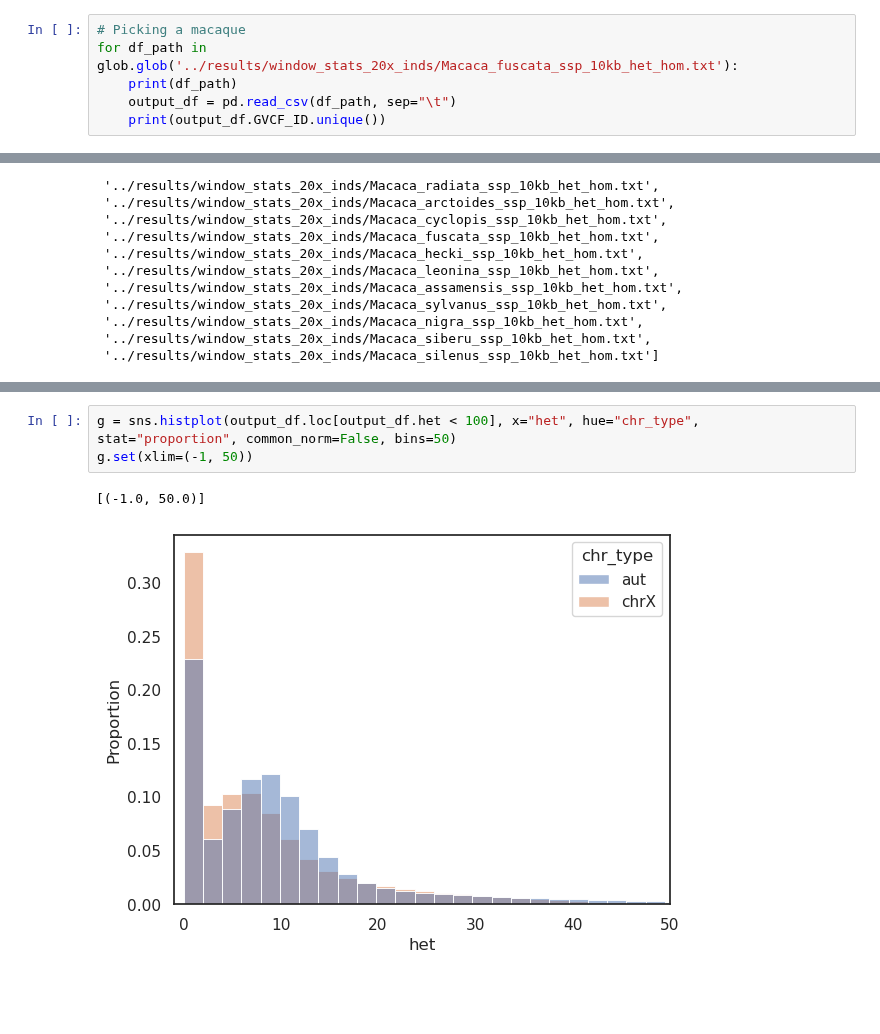
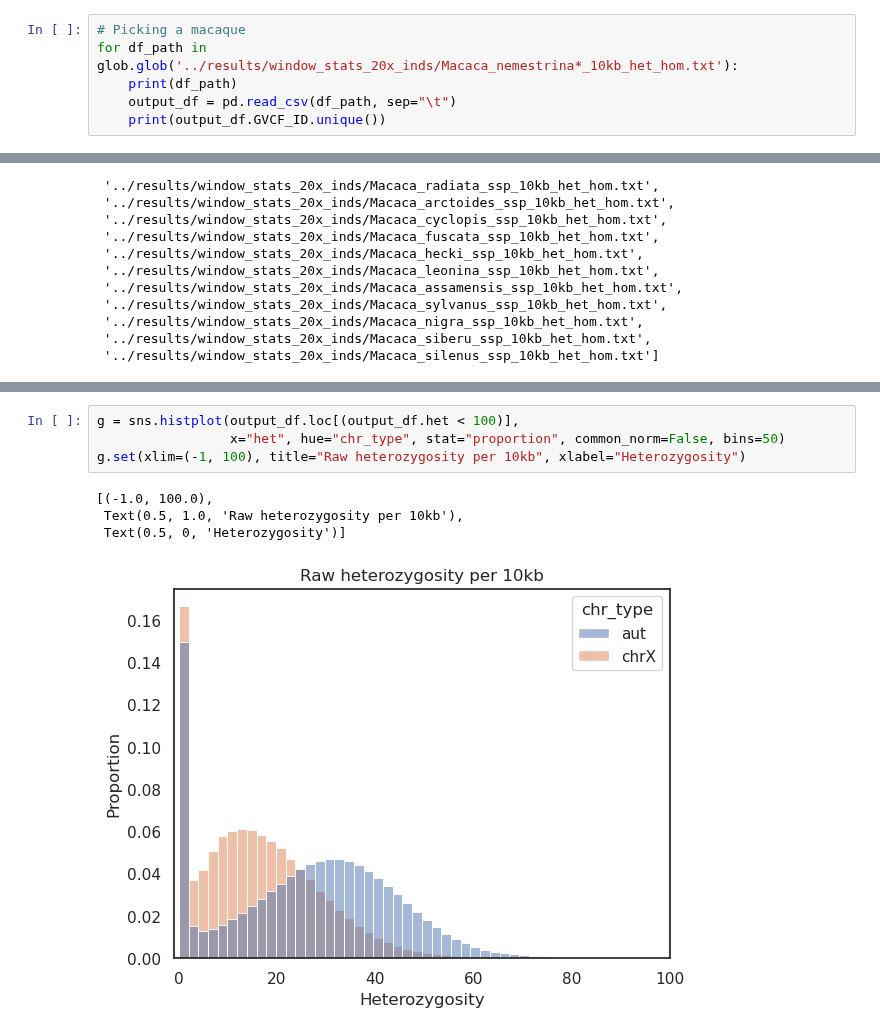
Before and after one commit to erikfogh/selection_primates, a Jupyter notebook: notebooks/main03_example_species.ipynb, the cells around one changed output, grey strips where cells are left out. Drawn from its saved outputs; the diff is of its cells as text; blank space fills up the shorter version.

```diff
--- a/notebooks/main03_example_species.ipynb
+++ b/notebooks/main03_example_species.ipynb
@@ -8,6 +23,6 @@ metadata_path = "/home/eriks/primatediversity/data/gVCFs_recalling_10_12_2024_me
 # %%
 # Picking a macaque
-for df_path in glob.glob('../results/window_stats_20x_inds/Macaca_fuscata_ssp_10kb_het_hom.txt'):
+for df_path in glob.glob('../results/window_stats_20x_inds/Macaca_nemestrina*_10kb_het_hom.txt'):
     print(df_path)
     output_df = pd.read_csv(df_path, sep="\t")
     print(output_df.GVCF_ID.unique())
@@ -76,6 +106,9 @@ sns.scatterplot()
 # %%
-g = sns.histplot(output_df.loc[output_df.het < 100], x="het", hue="chr_type", stat="proportion", common_norm=False, bins=50)
-g.set(xlim=(-1, 50))
+g = sns.histplot(output_df.loc[(output_df.het < 100)],
+                 x="het", hue="chr_type", stat="proportion", common_norm=False, bins=50)
+g.set(xlim=(-1, 100), title="Raw heterozygosity per 10kb", xlabel="Heterozygosity")
 # %% [output]
-[(-1.0, 50.0)]
+[(-1.0, 100.0),
+ Text(0.5, 1.0, 'Raw heterozygosity per 10kb'),
+ Text(0.5, 0, 'Heterozygosity')]
-[figure, old version]
+[figure, new version]
```
Also changed, not shown: parts of 28 cells of this notebook, 12 other files.
